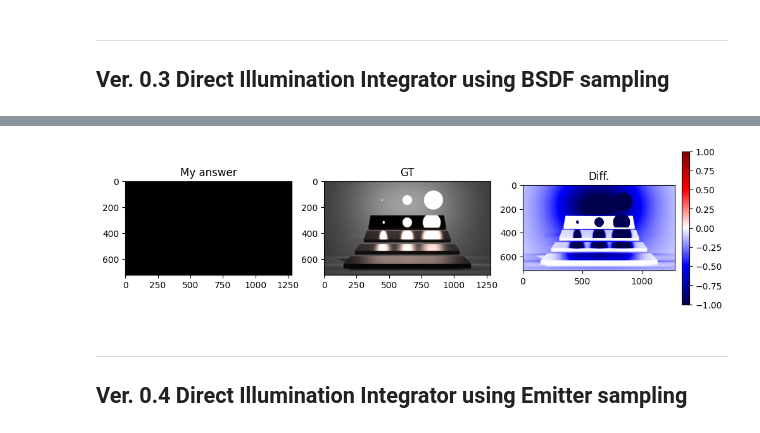
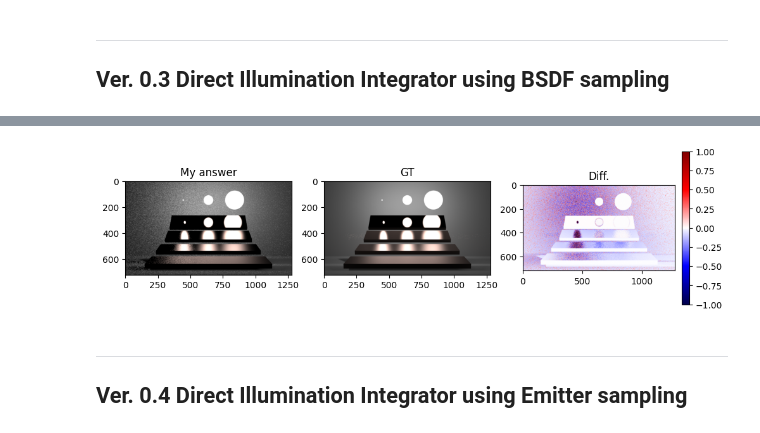
Before and after one commit to nyhvic/lecture-rendering-mitsuba, a Jupyter notebook: hw3_directillumination.ipynb, the cells around one changed output, grey strips where cells are left out. Drawn from its saved outputs; the diff is of its cells as text; code cells hidden in the pictures.

```diff
--- a/hw3_directillumination.ipynb
+++ b/hw3_directillumination.ipynb
@@ -262,7 +261,19 @@ class DirectIntegrator(mi.ad.integrators.common.ADIntegrator):
                **kwargs # Absorbs unused arguments
                ):
         #################### TODO start ####################
-        L = mi.Spectrum(0)
+        si = scene.ray_intersect(ray)
+
+        L_e10=si.emitter(scene).eval(si) # L_{e,10}
+
+        bsdf = si.bsdf(ray)
+        ctx = mi.BSDFContext()
+        bsdf_sample, bsdf_weight = bsdf.sample(ctx,si,sampler.next_1d(),sampler.next_2d()) # bsdf_weight = \frac{f_{s,210}^\bot }{p_{BSDF}(\hat{\omega}_{12})}
+
+        ray2 = si.spawn_ray(si.to_world(bsdf_sample.wo)) # to \hat{\omega}_{12}
+        si2 = scene.ray_intersect(ray2)
+        L_BSDF210 = bsdf_weight*si2.emitter(scene).eval(si2) # bsdf_weight * L_{e,21}
+        L = L_e10 + L_BSDF210
+
         #################### TODO end ####################
         return L, active, [], None
 # %%
@@ -279,5 +290,5 @@ Elapsed time for rendering and showing: 0.0795 s.
 # %%
-spp = 1 # Try to change
+spp = 4096 # Try to change
 t0 = time()
 image = mi.render(vmis_scene, integrator=DirectIntegrator(), spp=spp, seed=0)
 imshow_compare(image, img_gt3, vabs=1, figsize=(10,3))
@@ -287,4 +298,4 @@ Elapsed time for rendering and showing: 0.1540 s.
-[figure, old version]
+[figure, new version]
 # %% [markdown]
 -----
 ## Ver. 0.4 Direct Illumination Integrator using Emitter sampling
```
Also changed, not shown: parts of 9 cells of this notebook.
